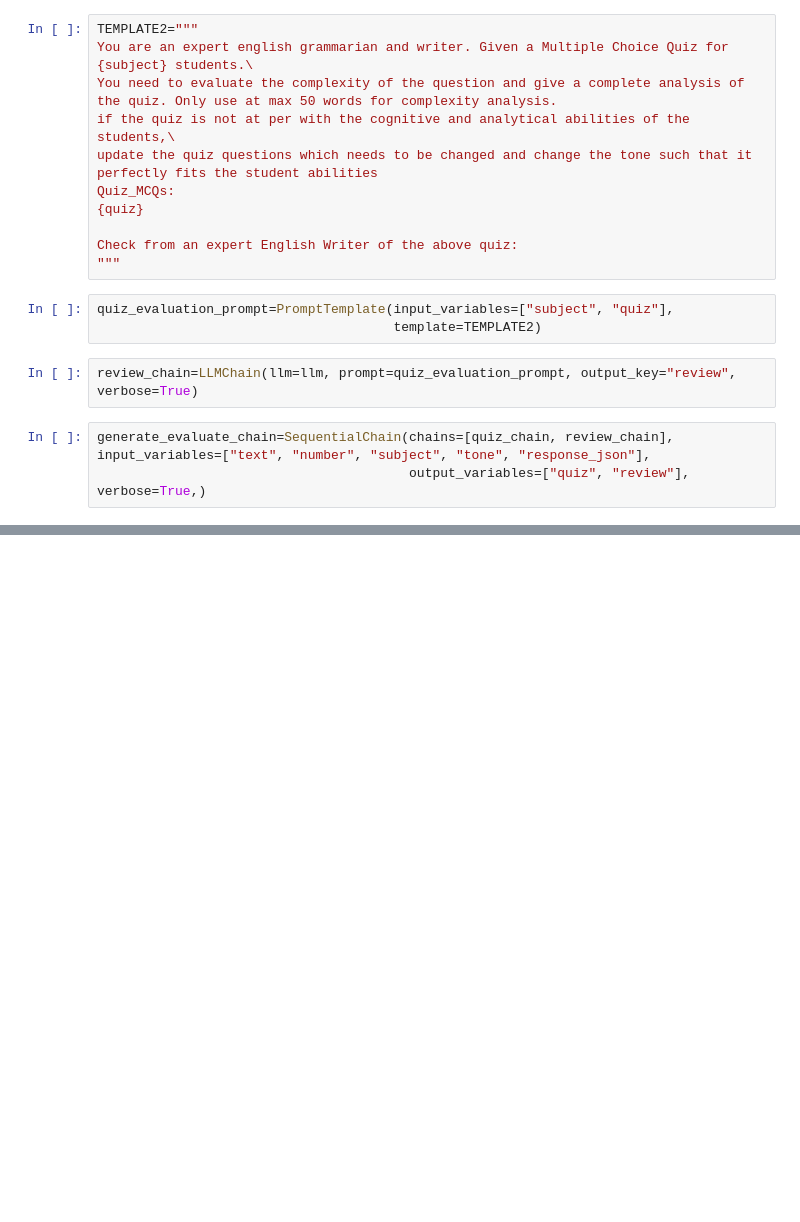
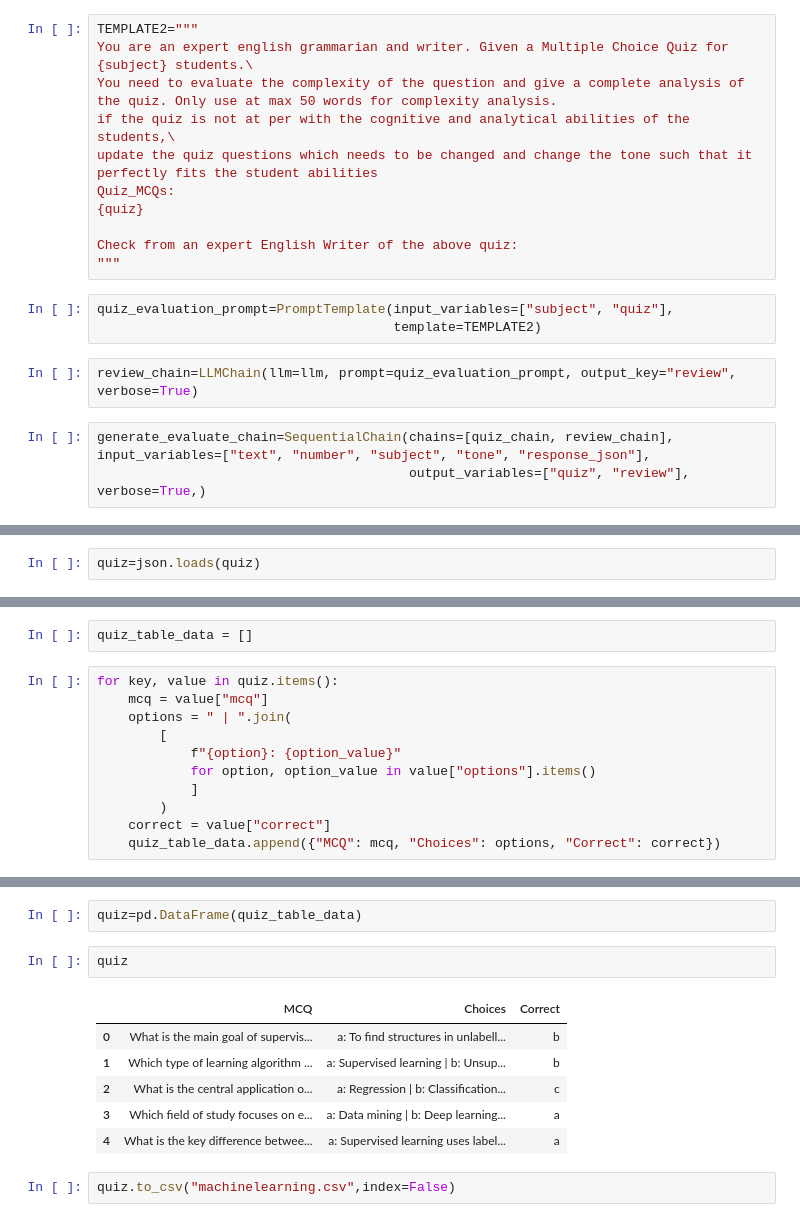
Before and after one commit to ILIASB1212/mcqg, a Jupyter notebook: experiment/mcqgen.ipynb, the cells around one changed output, grey strips where cells are left out. Drawn from its saved outputs; the diff is of its cells as text; blank space fills up the shorter version.

```diff
--- a/experiment/mcqgen.ipynb
+++ b/experiment/mcqgen.ipynb
@@ -95,0 +163,2 @@ print(text)
+# %%
+quiz=json.loads(quiz)
@@ -95,0 +185,13 @@ print(text)
+# %%
+quiz_table_data = []
+# %%
+for key, value in quiz.items():
+    mcq = value["mcq"]
+    options = " | ".join(
+        [
+            f"{option}: {option_value}"
+            for option, option_value in value["options"].items()
+            ]
+        )
+    correct = value["correct"]
+    quiz_table_data.append({"MCQ": mcq, "Choices": options, "Correct": correct})
@@ -95,0 +216,13 @@ print(text)
+# %%
+quiz=pd.DataFrame(quiz_table_data)
+# %%
+quiz
+# %% [output]
+|  | MCQ | Choices | Correct |
+| 0 | What is the main goal of supervis... | a: To find structures in unlabell... | b |
+| 1 | Which type of learning algorithm ... | a: Supervised learning | b: Unsup... | b |
+| 2 | What is the central application o... | a: Regression | b: Classification... | c |
+| 3 | Which field of study focuses on e... | a: Data mining | b: Deep learning... | a |
+| 4 | What is the key difference betwee... | a: Supervised learning uses label... | a |
+# %%
+quiz.to_csv("machinelearning.csv",index=False)
```
Also changed, not shown: parts of 9 cells of this notebook, 3 other files.
